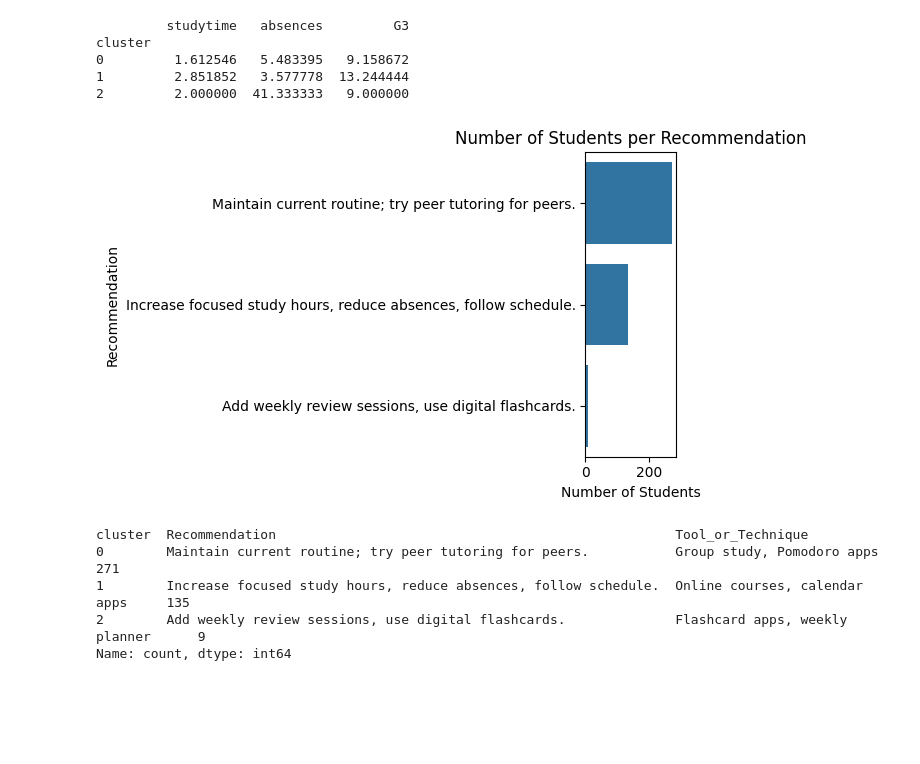
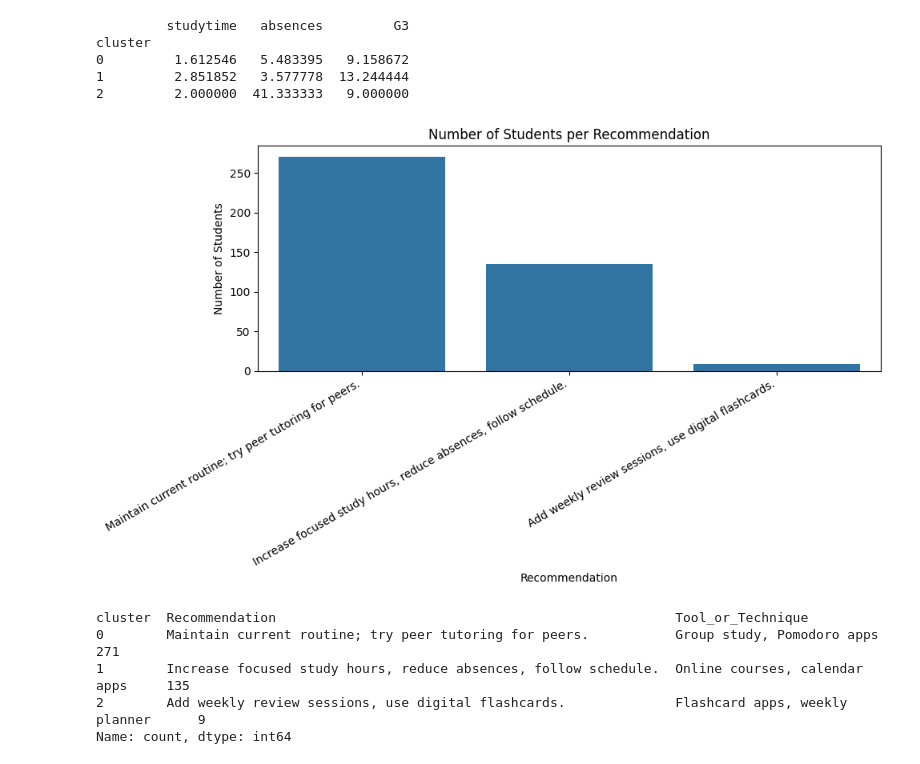
Before and after one commit to Akash-2006-07-03/Study-Track-AI-based-Student-Study-Habit-Recommender, a Jupyter notebook: Milestone_3_Recommendation/recommendation_engine.ipynb, the cells around one changed output. Cells and saved outputs as stored; diff of their text form; code cells hidden in the pictures; blank space fills up the shorter version.

```diff
--- a/Milestone_3_Recommendation/recommendation_engine.ipynb
+++ b/Milestone_3_Recommendation/recommendation_engine.ipynb
@@ -62,17 +62,18 @@ math['Recommendation'], math['Tool_or_Technique'] = zip(*math.apply(lambda row:
 # %%
 import os
 os.makedirs("visualizations", exist_ok=True)
 
-plt.figure(figsize=(6,4))
-sns.countplot(y=math['Recommendation'], order=math['Recommendation'].value_counts().index)
+plt.figure(figsize=(10,6))  # Wider plot to fit long labels
+sns.countplot(x=math['Recommendation'], order=math['Recommendation'].value_counts().index)
 plt.title("Number of Students per Recommendation")
-plt.xlabel("Number of Students")
-plt.ylabel("Recommendation")
+plt.xlabel("Recommendation")
+plt.ylabel("Number of Students")
+plt.xticks(rotation=30, ha='right')  # Rotate labels 30 degrees and align right
 plt.tight_layout()
 plt.savefig("visualizations/recommendation_countplot.png")
 plt.show()
 # %% [output]
-[figure, old version]
+[figure, new version]
 # %%
 math.to_csv('/content/drive/MyDrive/Study_Based_Recommendation/student-mat_with_recommendations.csv', index=False)
 # %%
```
